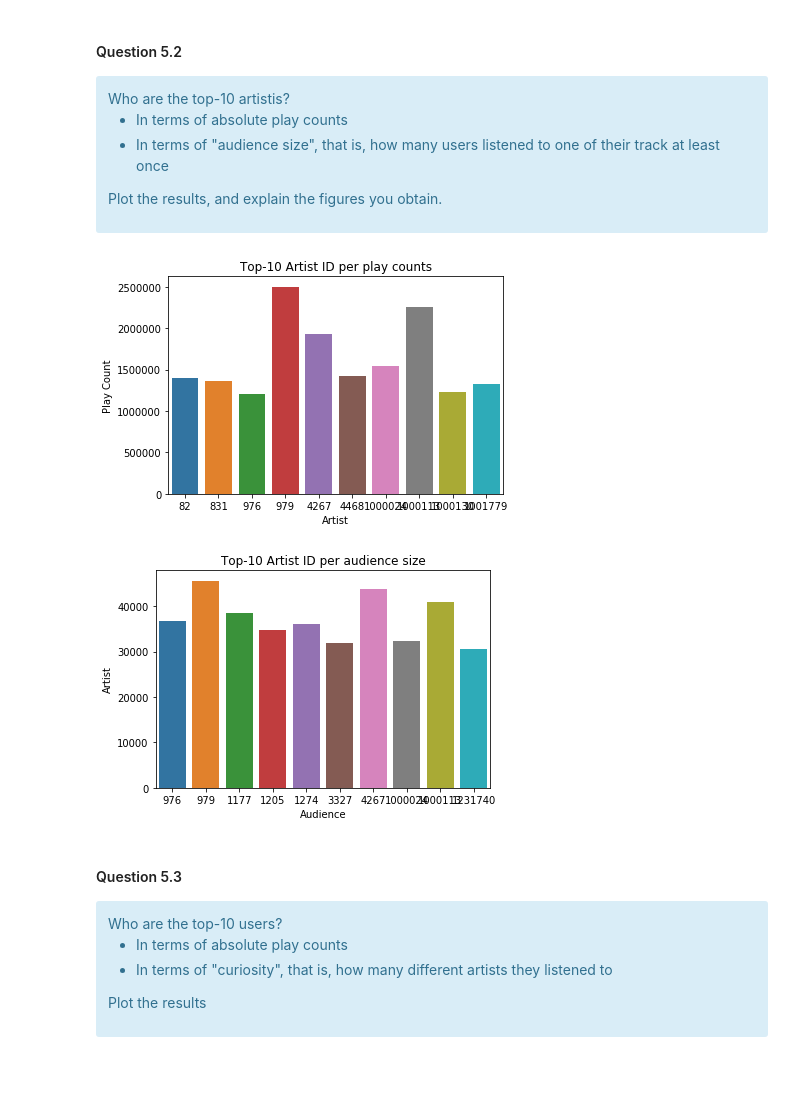
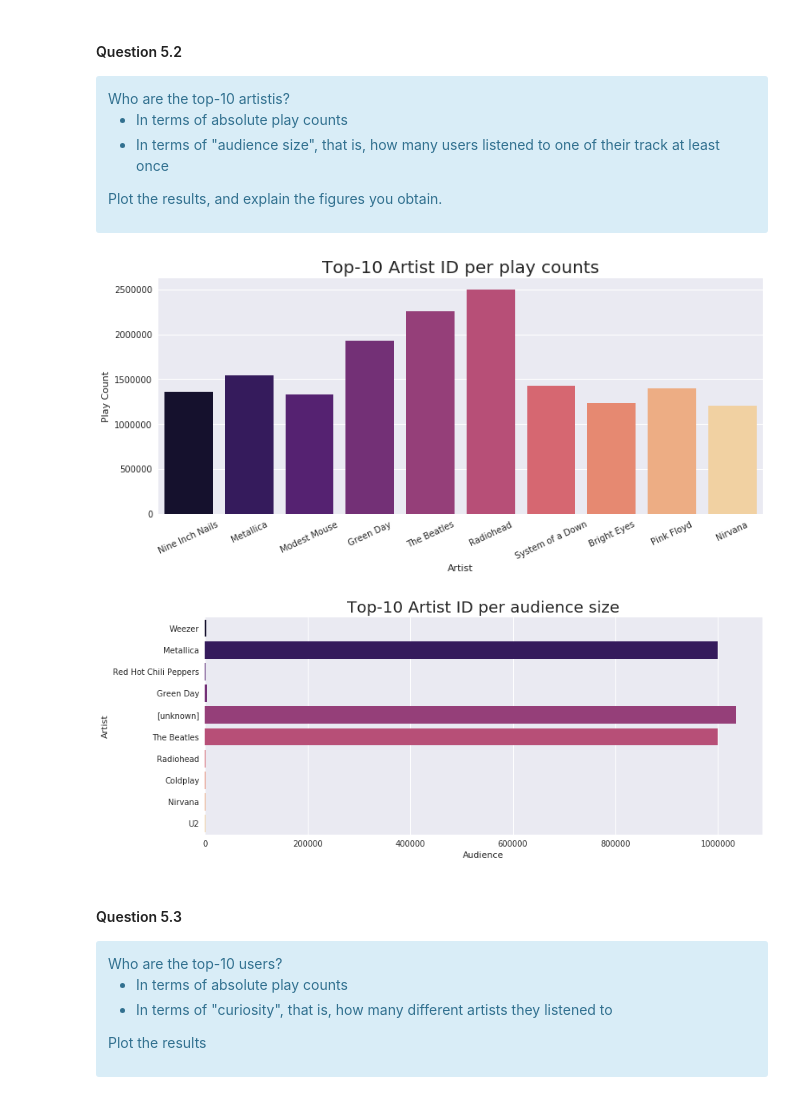
Before and after one commit to sgiammy/AML-course, a Jupyter notebook: RecSys.ipynb, the cells around one changed output. Cells and saved outputs as stored; diff of their text form; code cells hidden in the pictures; blank space fills up the shorter version.

```diff
--- a/RecSys.ipynb
+++ b/RecSys.ipynb
@@ -419,8 +391,8 @@ Similarly to the previous question, you need to comment and interpret your resul
 # ATTENTION! Grouping by artistID may be problematic, as stated above.
 
 artistAliasSchema = StructType([ \
-    StructField("misspelledArtistID", StringType(), True), \
-    StructField("standardArtistID", StringType(), True)])
+    StructField("misspelledArtistID", LongType(), True), \
+    StructField("standardArtistID", LongType(), True)])
 
 artistAliasDF = sqlContext.read \
     .format('com.databricks.spark.csv') \
@@ -835,7 +791,6 @@ newUserArtistDF.show(5)
 t1 = time()
 
 print('The script takes %f seconds' %(t1-t0))
-newUserArtistDF = newUserArtistDF.cache()
 # %% [output]
 +-------+--------+---------+
 | userID|artistID|playCount|
@@ -884,32 +839,37 @@ Plot the results, and explain the figures you obtain.
 <div>
 # %%
 # calculate top-10 artists in term of play counts
-top10ArtistsPC = newUserArtistDF.groupBy('artistID').sum('playCount').orderBy('sum(playCount)', ascending=0).take(10)
+top10ArtistPCDF = newUserArtistDF.groupBy('artistID').sum('playCount').orderBy('sum(playCount)', ascending=0)
+top10ArtistPC_tmp = sqlContext.createDataFrame(top10ArtistPCDF.head(10))
+top10ArtistPC = top10ArtistPC_tmp.join(artistDF, top10ArtistPC_tmp['artistID'] == artistDF['artistID'], 'inner').collect()
 
-pdf            = pd.DataFrame(data=top10ArtistsPC)
-ax             = sns.barplot(x=pdf[0], y=pdf[1])
+pdf            = pd.DataFrame(data=top10ArtistPC)
+ax             = sns.barplot(x=pdf[3], y=pdf[1], palette='magma')
 
 plt.ylabel('Play Count')
 plt.xlabel('Artist')
-plt.title('Top-10 Artist ID per play counts')
+plt.xticks(rotation=25)
+plt.title('Top-10 Artist ID per play counts', fontsize=20)
 plt.show()
 # %% [output]
-[figure, old version]
+[figure, new version]
 # %%
 # calculate top-10 artists in term of audience size
-top10ArtistsAS = newUserArtistDF.groupBy('artistID')\
+top10ArtistASDF = newUserArtistDF.groupBy('artistID')\
                     .agg(countDistinct('userID').alias("audience"))\
-                    .orderBy('audience', ascending=0).take(10)
+                    .orderBy('audience', ascending=0)
+top10ArtistAS_tmp = sqlContext.createDataFrame(top10ArtistASDF.head(10))
+top10ArtistAS = top10ArtistAS_tmp.join(artistDF, top10ArtistAS_tmp['artistID'] == artistDF['artistID'], 'inner').collect()
 
-pdf            = pd.DataFrame(data=top10ArtistsAS)
+pdf            = pd.DataFrame(data=top10ArtistAS)
 
-ax             = sns.barplot(x=pdf[0], y=pdf[1])
+ax             = sns.barplot(x=pdf[0], y=pdf[3], palette = 'magma')
 plt.xlabel('Audience')
 plt.ylabel('Artist')
-plt.title('Top-10 Artist ID per audience size')
+plt.title('Top-10 Artist ID per audience size', fontsize = 20)
 plt.show()
 # %% [output]
-[figure, old version]
+[figure, new version]
 # %% [markdown]
 #### Question 5.3
 
```
Also changed, not shown: parts of 38 cells of this notebook.
